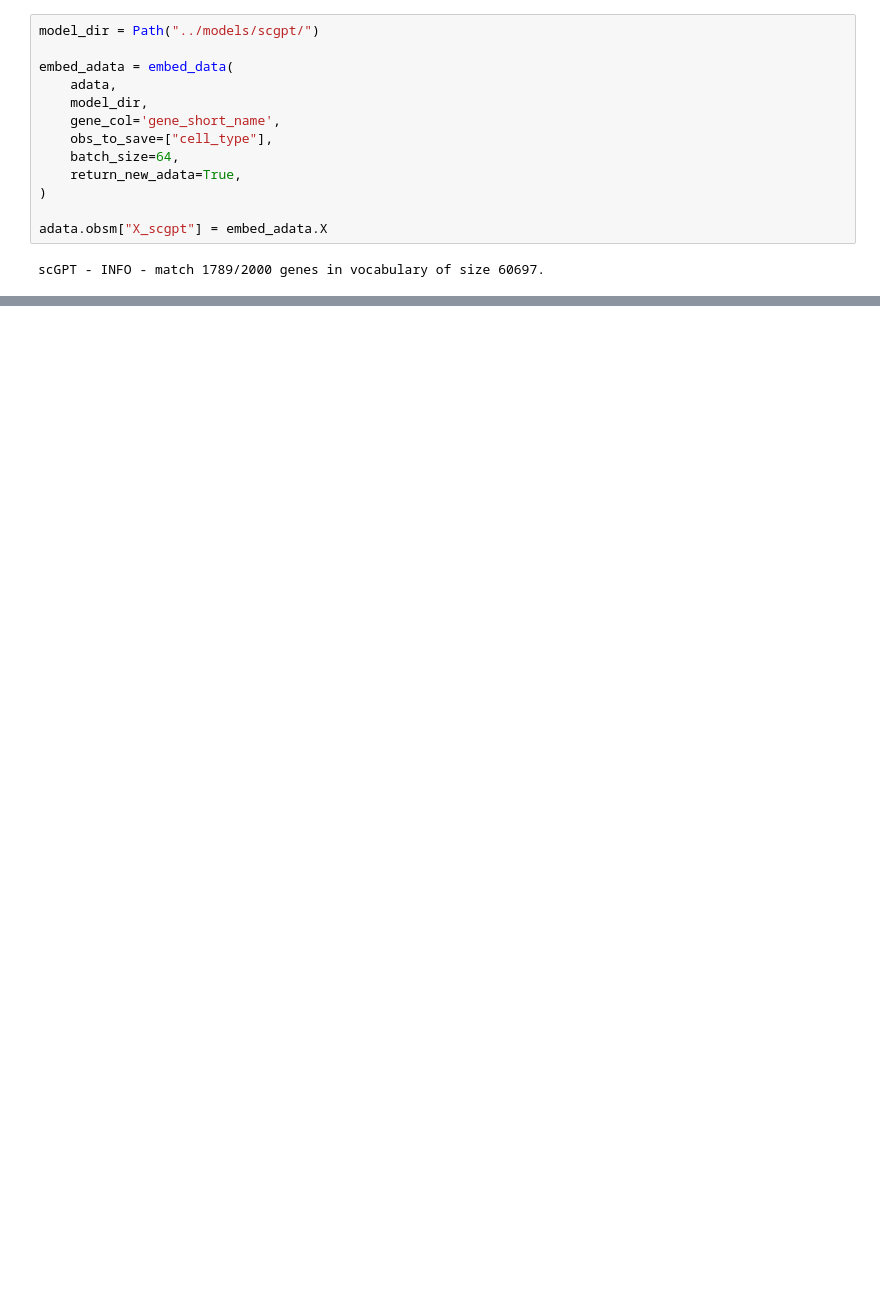
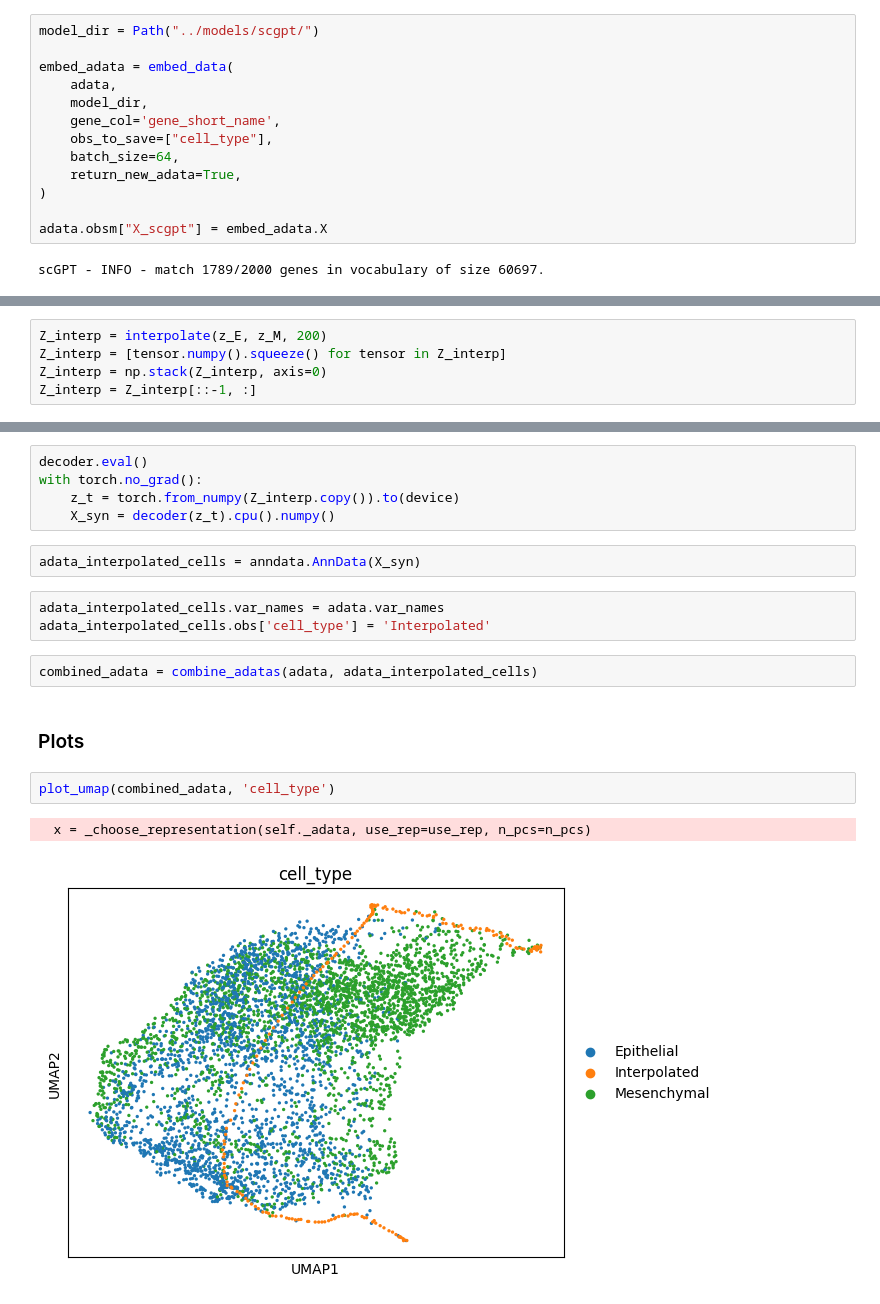
Before and after one commit to SamiaShashmi/fm-project, a Jupyter notebook: scripts/scgpt_emt.ipynb, the cells around one changed output, grey strips where cells are left out. Drawn from its saved outputs; the diff is of its cells as text; blank space fills up the shorter version.

```diff
--- a/scripts/scgpt_emt.ipynb
+++ b/scripts/scgpt_emt.ipynb
@@ -724,0 +141,5 @@ array([[0.        , 0.91339058, 0.91339058, ..., 4.5385081 , 1.38266785,
+# %%
+Z_interp = interpolate(z_E, z_M, 200)
+Z_interp = [tensor.numpy().squeeze() for tensor in Z_interp]
+Z_interp = np.stack(Z_interp, axis=0)
+Z_interp = Z_interp[::-1, :]
@@ -724,0 +162,19 @@ array([[0.        , 0.91339058, 0.91339058, ..., 4.5385081 , 1.38266785,
+# %%
+decoder.eval()
+with torch.no_grad():
+    z_t = torch.from_numpy(Z_interp.copy()).to(device)
+    X_syn = decoder(z_t).cpu().numpy()
+# %%
+adata_interpolated_cells = anndata.AnnData(X_syn)
+# %%
+adata_interpolated_cells.var_names = adata.var_names
+adata_interpolated_cells.obs['cell_type'] = 'Interpolated'
+# %%
+combined_adata = combine_adatas(adata, adata_interpolated_cells)
+# %% [markdown]
+### Plots
+# %%
+plot_umap(combined_adata, 'cell_type')
+# %% [output]
+  x = _choose_representation(self._adata, use_rep=use_rep, n_pcs=n_pcs)
+[figure, added]
```
Also changed, not shown: parts of 41 cells of this notebook, 7 other files.
